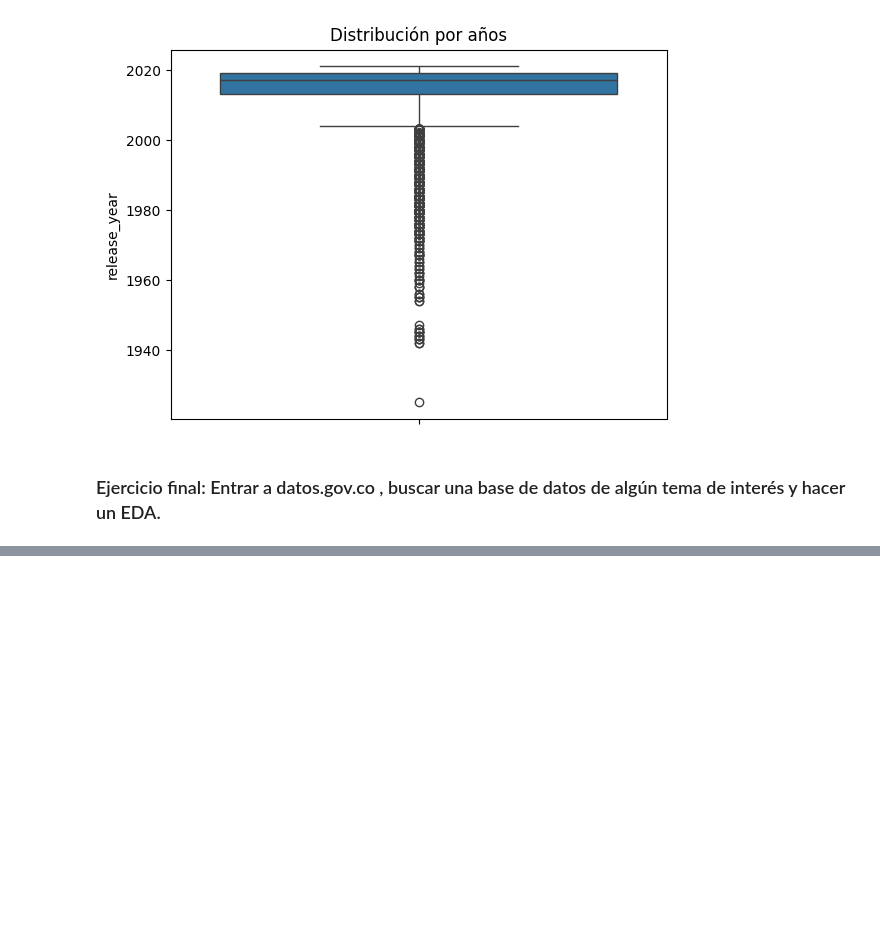
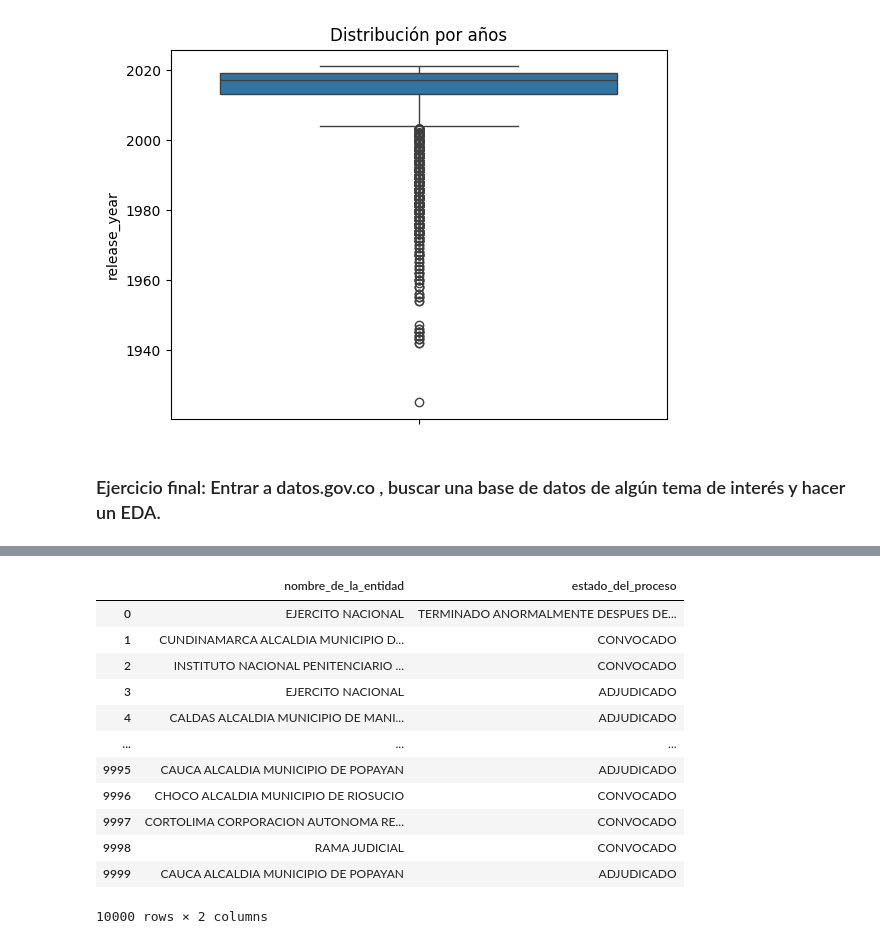
Before and after one commit to jazaineam1/Andes_ADDBD, a Jupyter notebook: Sesion6/Exploratory Data Analysis (EDA).ipynb, the cells around one changed output, grey strips where cells are left out. Cells and saved outputs as stored; diff of their text form; code cells hidden in the pictures; blank space fills up the shorter version.

```diff
--- a/Sesion6/Exploratory Data Analysis (EDA).ipynb
+++ b/Sesion6/Exploratory Data Analysis (EDA).ipynb
@@ -344,0 +446,20 @@ sns.boxplot(df, y="release_year").set(title="Distribución por años")
+# %%
+# $select
+# Selecciona columnas específicas
+results_select = client.get("rpmr-utcd", select="nombre_de_la_entidad, estado_del_proceso", limit=10000)
+df_select = pd.DataFrame.from_records(results_select)
+df_select
+# %% [output]
+|  | nombre_de_la_entidad | estado_del_proceso |
+| 0 | EJERCITO NACIONAL | TERMINADO ANORMALMENTE DESPUES DE... |
+| 1 | CUNDINAMARCA ALCALDIA MUNICIPIO D... | CONVOCADO |
+| 2 | INSTITUTO NACIONAL PENITENCIARIO ... | CONVOCADO |
+| 3 | EJERCITO NACIONAL | ADJUDICADO |
+| 4 | CALDAS ALCALDIA MUNICIPIO DE MANI... | ADJUDICADO |
+| ... | ... | ... |
+| 9995 | CAUCA ALCALDIA MUNICIPIO DE POPAYAN | ADJUDICADO |
+| 9996 | CHOCO ALCALDIA MUNICIPIO DE RIOSUCIO | CONVOCADO |
+| 9997 | CORTOLIMA CORPORACION AUTONOMA RE... | CONVOCADO |
+| 9998 | RAMA JUDICIAL | CONVOCADO |
+| 9999 | CAUCA ALCALDIA MUNICIPIO DE POPAYAN | ADJUDICADO |
+10000 rows × 2 columns
```
Also changed, not shown: parts of 9 cells of this notebook.
